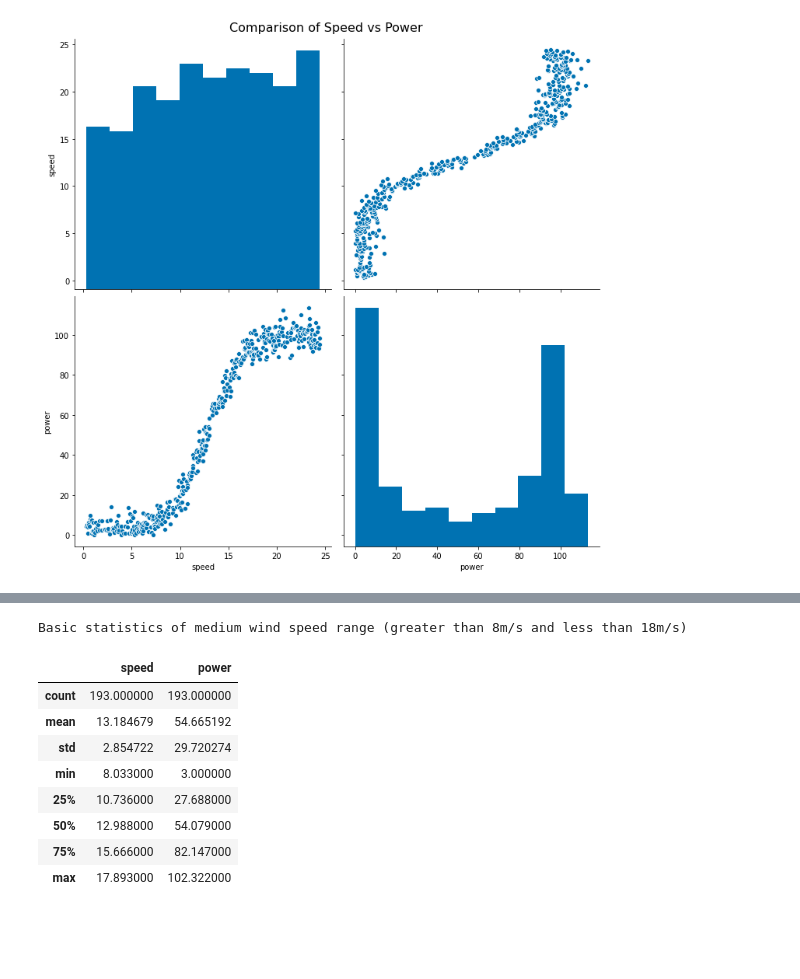
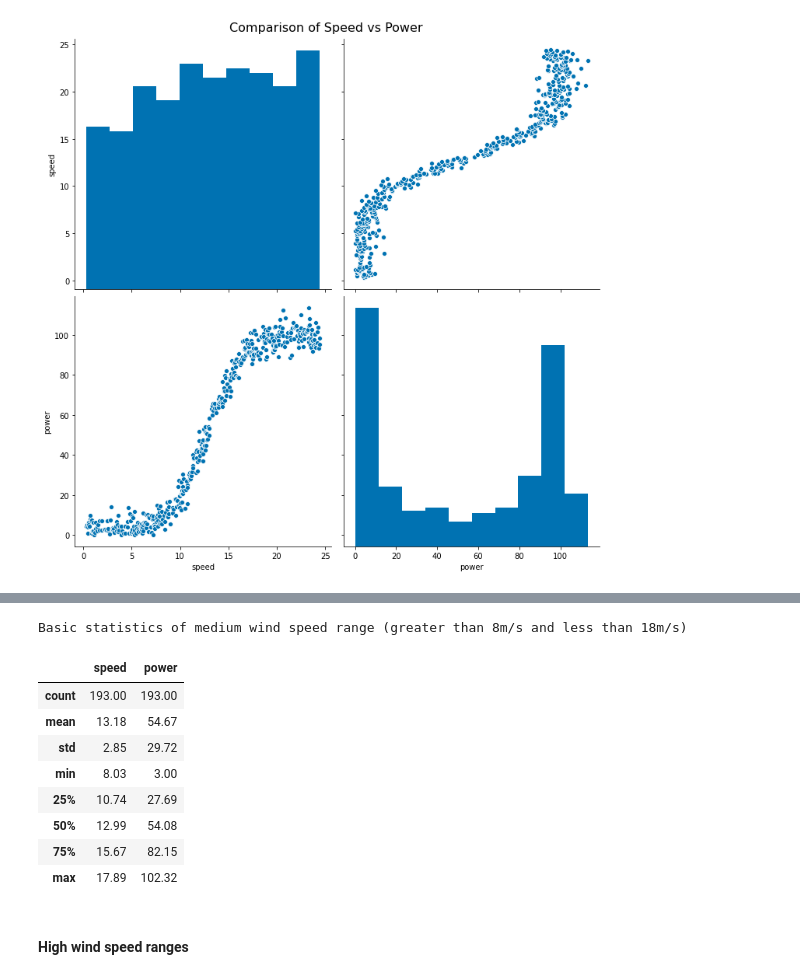
Before and after one commit to markcot/ProjMachLearn, a Jupyter notebook: Project.ipynb, the cells around one changed output, grey strips where cells are left out. Cells and saved outputs as stored; diff of their text form; code cells hidden in the pictures; blank space fills up the shorter version.

```diff
--- a/Project.ipynb
+++ b/Project.ipynb
@@ -364,19 +390,21 @@ Basic statistics of low wind speed range (less than 8m/s)
 # %%
 # Describe medium wind speed data points.
 med_speed = df.loc[(df['speed'] > 8.0) & (df['speed'] < 18.0)]
 print("Basic statistics of medium wind speed range (greater than 8m/s and less than 18m/s)")
-med_speed.describe()
+med_speed.describe().round(2)
 # %% [output]
 Basic statistics of medium wind speed range (greater than 8m/s and less than 18m/s)
 |  | speed | power |
-| count | 193.000000 | 193.000000 |
-| mean | 13.184679 | 54.665192 |
-| std | 2.854722 | 29.720274 |
-| min | 8.033000 | 3.000000 |
-| 25% | 10.736000 | 27.688000 |
-| 50% | 12.988000 | 54.079000 |
-| 75% | 15.666000 | 82.147000 |
-| max | 17.893000 | 102.322000 |
+| count | 193.00 | 193.00 |
+| mean | 13.18 | 54.67 |
+| std | 2.85 | 29.72 |
+| min | 8.03 | 3.00 |
+| 25% | 10.74 | 27.69 |
+| 50% | 12.99 | 54.08 |
+| 75% | 15.67 | 82.15 |
+| max | 17.89 | 102.32 |
+# %% [markdown]
+#### High wind speed ranges
 # %%
 # Describe high wind speed data points
 high_speed = df.loc[(df['speed'] >= 18.0)]
```
Also changed, not shown: parts of 110 cells of this notebook, 1 other file.
